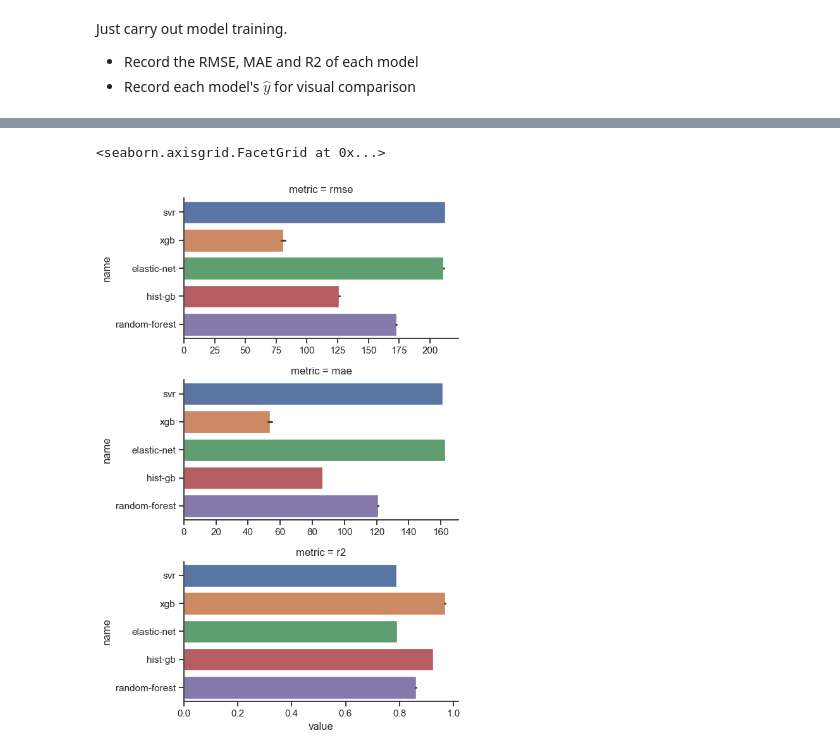
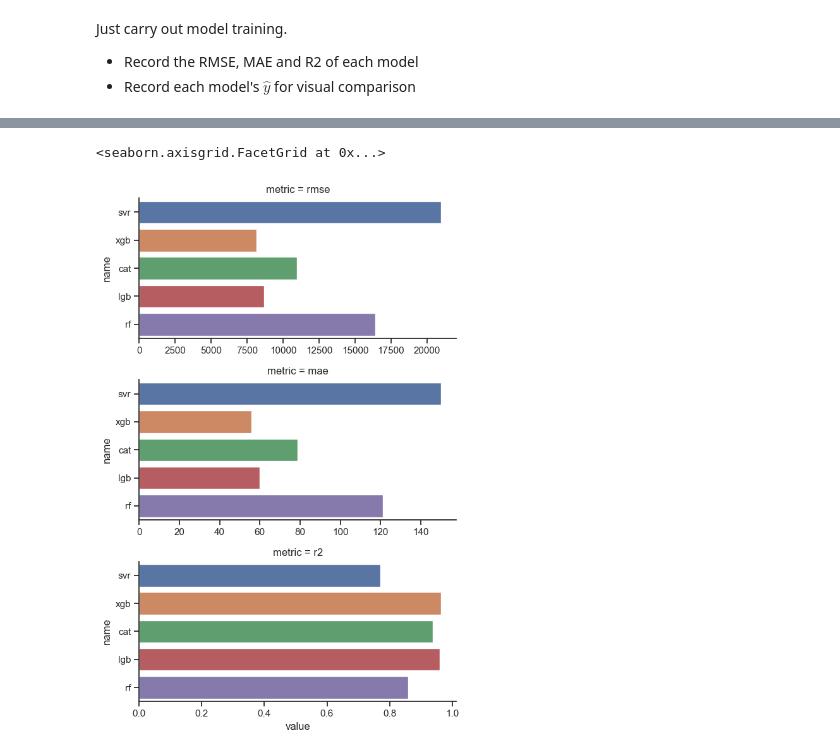
Before and after one commit to jiyometrik/elevator-rmnd, a Jupyter notebook: classical.ipynb, the cells around one changed output, grey strips where cells are left out. Saved outputs shown, nothing was run; the diff lists cells and outputs as text; code cells hidden in the pictures.

```diff
--- a/classical.ipynb
+++ b/classical.ipynb
@@ -12,10 +15,16 @@ of lifts.
 # %%
+from datetime import datetime
+import dataset
 import matplotlib.pyplot as plt
 import numpy as np
 import pandas as pd
+import joblib as jl
 import seaborn as sns
+import os
 
 sns.set_theme(context="notebook", style="ticks")
+
+MODEL_DIR = os.path.join(os.getcwd(), "models")
 # %% [markdown]
 ## preprocessing
 * Import the simulated dataset
@@ -41,0 +53,13 @@ df_full.head(10)
+# %%
+sensor_cols = [
+    "ARM_DIST_mm",
+    "DOOR_DIST_mm",
+    "FLOOR_DIST_mm",
+    "ROPE_MFL_mV",
+    "BEARING_TEMP_C",
+]
+for col in sensor_cols:
+    df_full[col + "_per_hr"] = np.round(
+        df_full[col].diff().fillna(0) / dataset.HOURS_PER_STEP, 4
+    )
+df_full.head(20)
@@ -126,12 +174,10 @@ from sklearn.linear_model import ElasticNet
 # %%
 model_architectures = {
-    "svr": SVR(kernel="linear", epsilon=0.1),
-    "xgb": XGBRegressor(n_estimators=500, max_depth=6, learning_rate=0.1),
-    "elastic-net": ElasticNet(alpha=0.1, l1_ratio=0.5, random_state=67),
-    "hist-gb": HistGradientBoostingRegressor(
-        max_iter=100, max_depth=6, learning_rate=0.1, random_state=67
-    ),
-    "random-forest": RandomForestRegressor(n_estimators=500, max_depth=6),
+    "svr": SVR(kernel="rbf", epsilon=0.1),
+    "xgb": XGBRegressor(n_estimators=500, max_depth=6, learning_rate=0.1, verbosity=0),
+    "cat": CatBoostRegressor(n_estimators=500, max_depth=6, learning_rate=0.1, verbose=False),
+    "lgb": LGBMRegressor(n_estimators=500, max_depth=6, learning_rate=0.1, verbose=0),
+    "rf": RandomForestRegressor(n_estimators=500, max_depth=6),
 }
 # %% [markdown]
 Just carry out model training.
@@ -186,7 +259,9 @@ model_metrics
 # %%
-g = sns.FacetGrid(model_metrics, row="metric", sharex=False, height=3, aspect=2, hue="name")
+g = sns.FacetGrid(
+    model_metrics, row="metric", sharex=False, height=3, aspect=2, hue="name"
+)
 g.map(sns.barplot, "value", "name", order=model_metrics["name"].unique())
 # %% [output]
 <seaborn.axisgrid.FacetGrid at 0x...>
-[figure, old version]
+[figure, new version]
 # %%
```
Also changed, not shown: parts of 15 cells of this notebook, 3 other files.
